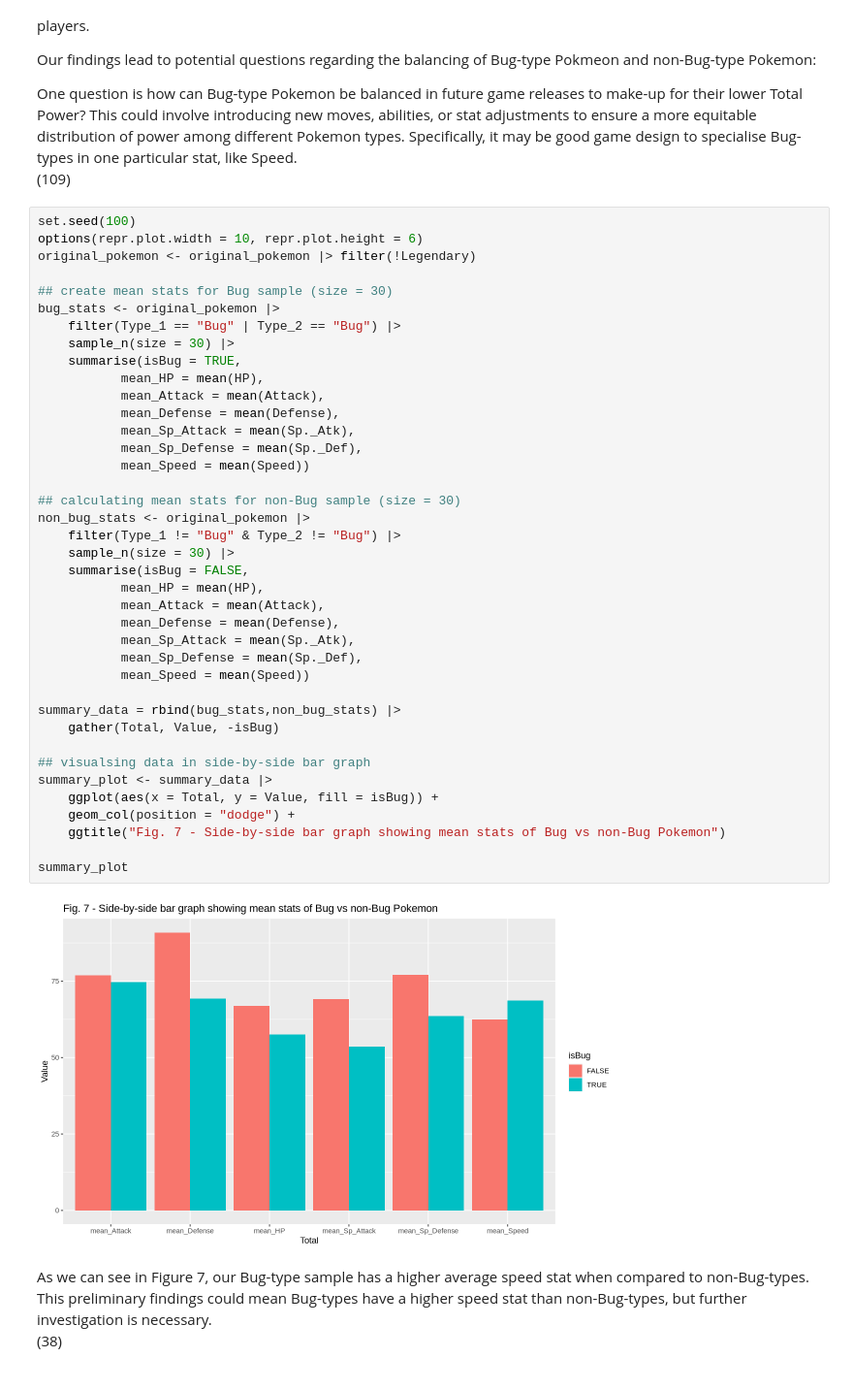
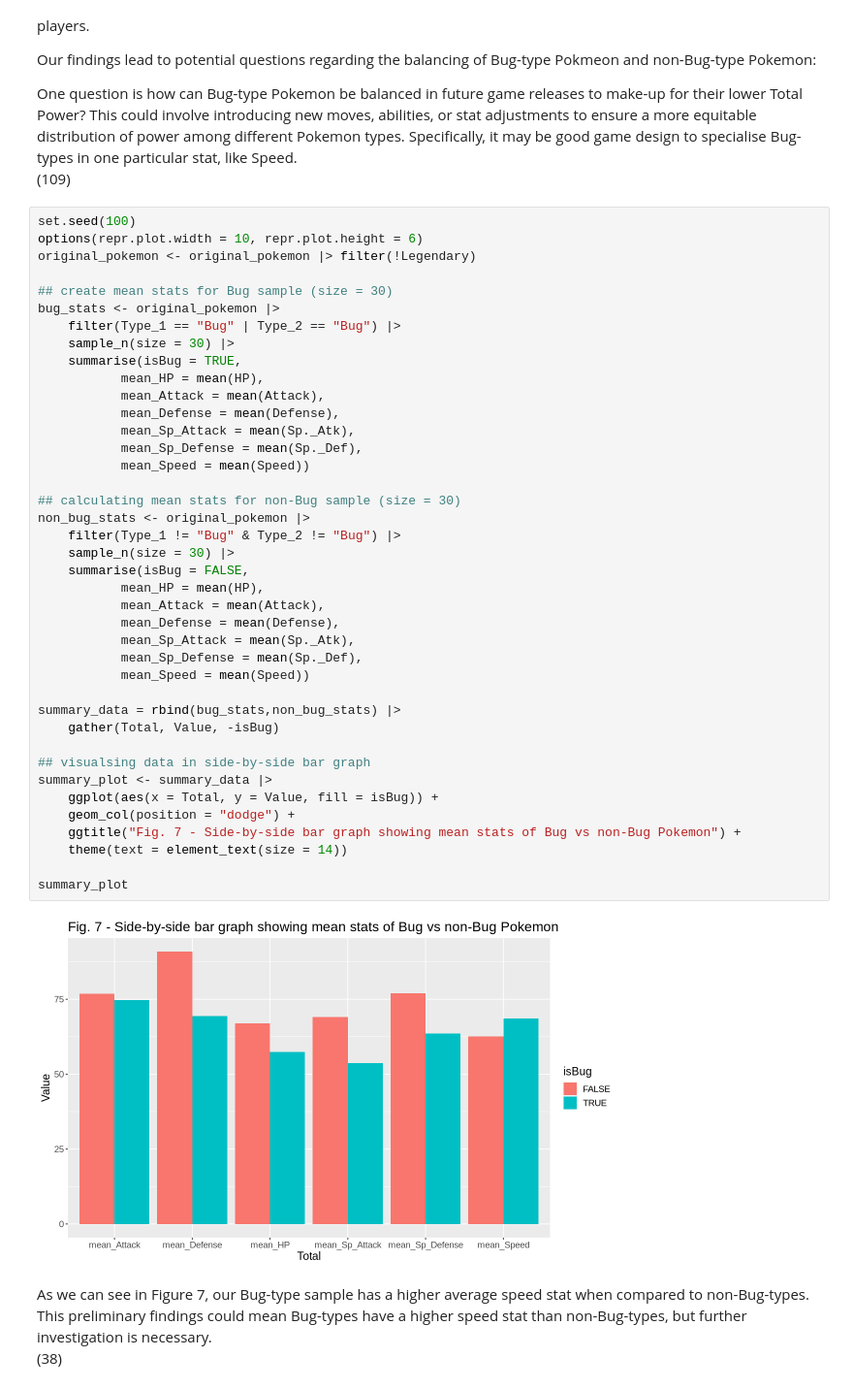
Before and after one commit to dleo22/STAT201-FinalProject, a Jupyter notebook: FinalProposal_v.0.5.ipynb, the cells around one changed output. Shown at 97% size. Saved outputs shown, nothing was run; the diff lists cells and outputs as text.

```diff
--- a/FinalProposal_v.0.5.ipynb
+++ b/FinalProposal_v.0.5.ipynb
@@ -339,35 +332,36 @@ bug_stats <- original_pokemon |>
     summarise(isBug = TRUE,
            mean_HP = mean(HP),
            mean_Attack = mean(Attack),
            mean_Defense = mean(Defense),
            mean_Sp_Attack = mean(Sp._Atk),
            mean_Sp_Defense = mean(Sp._Def),
            mean_Speed = mean(Speed))
 
 ## calculating mean stats for non-Bug sample (size = 30)
 non_bug_stats <- original_pokemon |>
     filter(Type_1 != "Bug" & Type_2 != "Bug") |>
     sample_n(size = 30) |>
     summarise(isBug = FALSE,
            mean_HP = mean(HP),
            mean_Attack = mean(Attack),
            mean_Defense = mean(Defense),
            mean_Sp_Attack = mean(Sp._Atk),
            mean_Sp_Defense = mean(Sp._Def),
            mean_Speed = mean(Speed))
 
 summary_data = rbind(bug_stats,non_bug_stats) |>
     gather(Total, Value, -isBug)
 
 ## visualsing data in side-by-side bar graph
 summary_plot <- summary_data |>
     ggplot(aes(x = Total, y = Value, fill = isBug)) +
     geom_col(position = "dodge") +
-    ggtitle("Fig. 7 - Side-by-side bar graph showing mean stats of Bug vs non-Bug Pokemon")
+    ggtitle("Fig. 7 - Side-by-side bar graph showing mean stats of Bug vs non-Bug Pokemon") +
+    theme(text = element_text(size = 14))
 
 summary_plot
 # %% [output]
-[figure, old version]
+[figure, new version]
 # %% [markdown]
 As we can see in Figure 7, our Bug-type sample has a higher average speed stat when compared to non-Bug-types. This preliminary findings could mean Bug-types have a higher speed stat than non-Bug-types, but further investigation is necessary. \
 (38)
```
Also changed, not shown: parts of 9 cells of this notebook.
